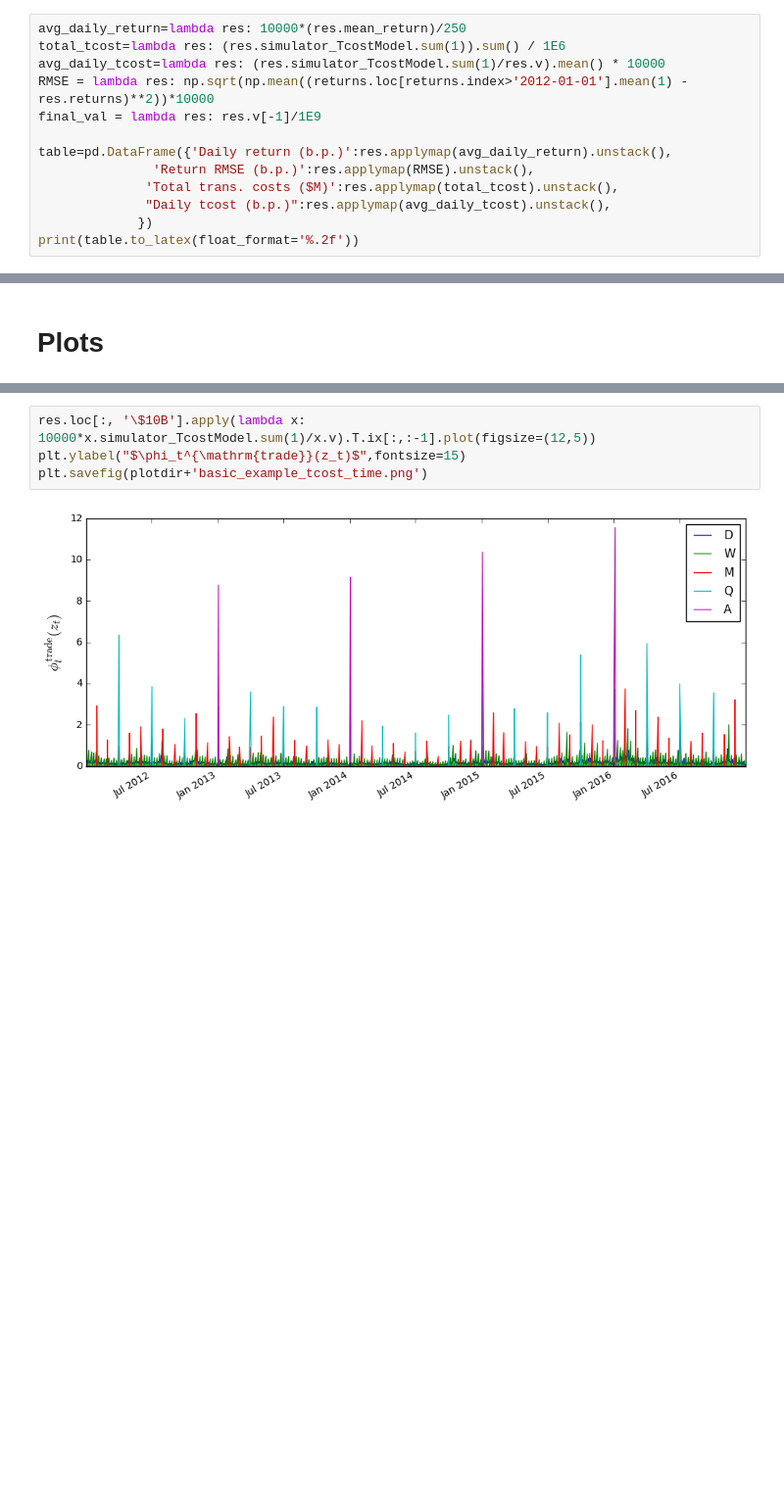
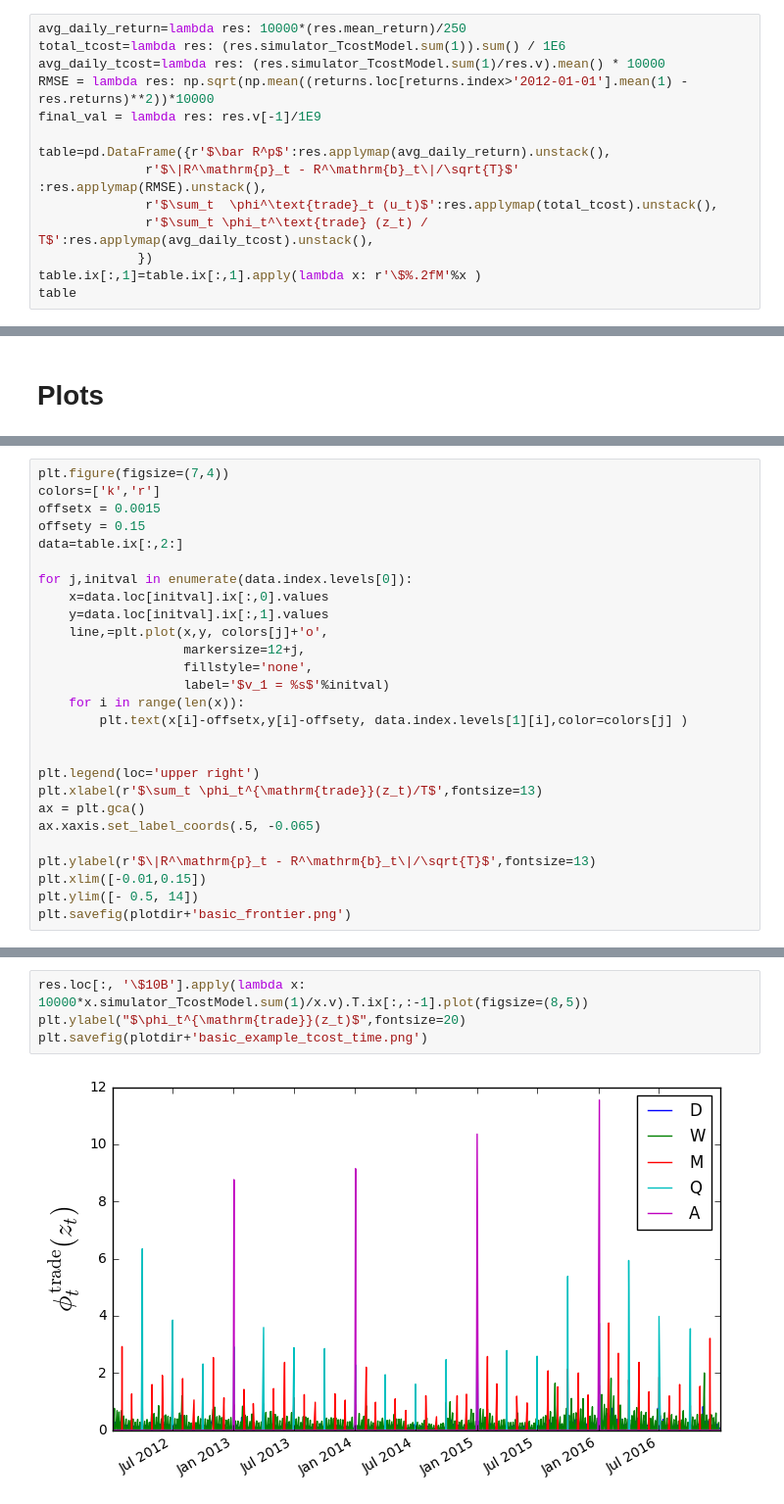
Before and after one commit to cvxgrp/cvxportfolio, a Jupyter notebook: BasicExample.ipynb, the cells around one changed output, grey strips where cells are left out. Shown at 98% size. Saved outputs shown, nothing was run; the diff lists cells and outputs as text; blank space fills up the shorter version.

Commit message:
basic example crystallized (perhaps)

```diff
--- a/BasicExample.ipynb
+++ b/BasicExample.ipynb
@@ -92,10 +82,11 @@ avg_daily_tcost=lambda res: (res.simulator_TcostModel.sum(1)/res.v).mean() * 100
 RMSE = lambda res: np.sqrt(np.mean((returns.loc[returns.index>'2012-01-01'].mean(1) - res.returns)**2))*10000
 final_val = lambda res: res.v[-1]/1E9
 
-table=pd.DataFrame({'Daily return (b.p.)':res.applymap(avg_daily_return).unstack(),
-               'Return RMSE (b.p.)':res.applymap(RMSE).unstack(),
-              'Total trans. costs ($M)':res.applymap(total_tcost).unstack(),
-              "Daily tcost (b.p.)":res.applymap(avg_daily_tcost).unstack(),
+table=pd.DataFrame({r'$\bar R^p$':res.applymap(avg_daily_return).unstack(),
+              r'$\|R^\mathrm{p}_t - R^\mathrm{b}_t\|/\sqrt{T}$' :res.applymap(RMSE).unstack(),
+              r'$\sum_t  \phi^\text{trade}_t (u_t)$':res.applymap(total_tcost).unstack(),
+              r'$\sum_t \phi_t^\text{trade} (z_t) / T$':res.applymap(avg_daily_tcost).unstack(),
              })
-print(table.to_latex(float_format='%.2f'))
+table.ix[:,1]=table.ix[:,1].apply(lambda x: r'\$%.2fM'%x )
+table
 # %% [output]
@@ -192,0 +129,27 @@ plt.savefig(plotdir+'basic_frontier.png')
+# %%
+plt.figure(figsize=(7,4))
+colors=['k','r']
+offsetx = 0.0015
+offsety = 0.15
+data=table.ix[:,2:]
+
+for j,initval in enumerate(data.index.levels[0]):
+    x=data.loc[initval].ix[:,0].values
+    y=data.loc[initval].ix[:,1].values
+    line,=plt.plot(x,y, colors[j]+'o',
+                   markersize=12+j,
+                   fillstyle='none',
+                   label='$v_1 = %s$'%initval)
+    for i in range(len(x)):
+        plt.text(x[i]-offsetx,y[i]-offsety, data.index.levels[1][i],color=colors[j] )
+
+
+plt.legend(loc='upper right')
+plt.xlabel(r'$\sum_t \phi_t^{\mathrm{trade}}(z_t)/T$',fontsize=13)
+ax = plt.gca()
+ax.xaxis.set_label_coords(.5, -0.065)
+
+plt.ylabel(r'$\|R^\mathrm{p}_t - R^\mathrm{b}_t\|/\sqrt{T}$',fontsize=13)
+plt.xlim([-0.01,0.15])
+plt.ylim([- 0.5, 14])
+plt.savefig(plotdir+'basic_frontier.png')
@@ -193,7 +158,7 @@ plt.savefig(plotdir+'basic_frontier.png')
 # %%
-res.loc[:, '\$10B'].apply(lambda x: 10000*x.simulator_TcostModel.sum(1)/x.v).T.ix[:,:-1].plot(figsize=(12,5))
-plt.ylabel("$\phi_t^{\mathrm{trade}}(z_t)$",fontsize=15)
+res.loc[:, '\$10B'].apply(lambda x: 10000*x.simulator_TcostModel.sum(1)/x.v).T.ix[:,:-1].plot(figsize=(8,5))
+plt.ylabel("$\phi_t^{\mathrm{trade}}(z_t)$",fontsize=20)
 plt.savefig(plotdir+'basic_example_tcost_time.png')
 # %% [output]
-[figure, old version]
+[figure, new version]
 # %%
```
Also changed, not shown: parts of 17 cells of this notebook.
